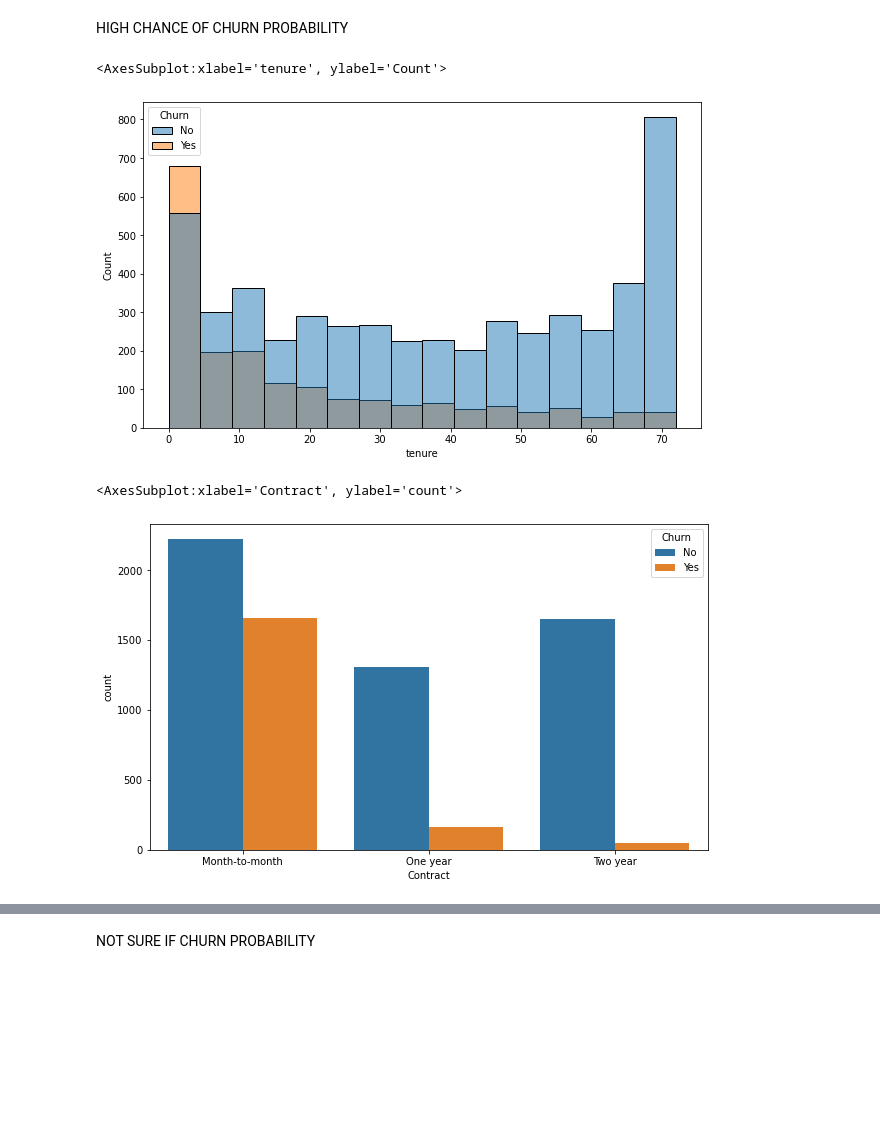
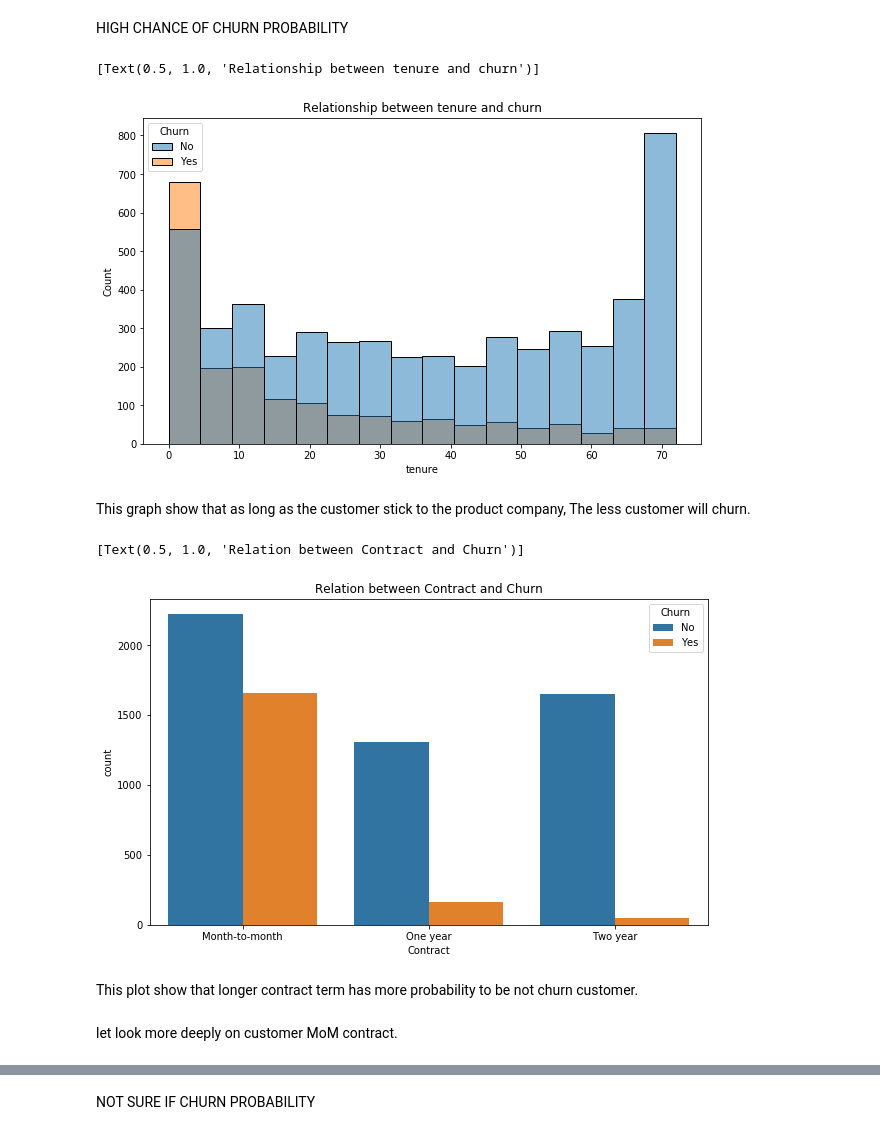
Before and after one commit to Nas-virat/Telco-Customer-Churn, a Jupyter notebook: Telco-Churn-Visualization.ipynb, the cells around one changed output, grey strips where cells are left out. Cells and saved outputs as stored; diff of their text form; code cells hidden in the pictures; blank space fills up the shorter version.

```diff
--- a/Telco-Churn-Visualization.ipynb
+++ b/Telco-Churn-Visualization.ipynb
@@ -10,7 +13,7 @@ import seaborn as sns
 # %% [markdown]
 ### IMPORT DATA
 # %%
-df = pd.read_csv('telco-customer-churn.csv')
+df = pd.read_csv('Telco-Customer-Churn.csv')
 df
 # %% [output]
 |  | customerID | gender | SeniorCitizen | Partner | Dependents | tenure | PhoneService | MultipleLines | ... |
@@ -66,13 +69,19 @@ memory usage: 1.1+ MB
 HIGH CHANCE OF CHURN PROBABILITY
 # %%
 fig = plt.figure(figsize=(10,6))
-sns.histplot(data=df, x='tenure', hue='Churn')
+sns.histplot(data=df, x='tenure', hue='Churn').set(title='Relationship between tenure and churn')
 # %% [output]
-<AxesSubplot:xlabel='tenure', ylabel='Count'>
+[Text(0.5, 1.0, 'Relationship between tenure and churn')]
-[figure, old version]
+[figure, new version]
+# %% [markdown]
+This graph show that as long as the customer stick to the product company, The less customer will churn.
 # %%
 fig = plt.figure(figsize=(10,6))
-sns.countplot(data=df, x='Contract', hue='Churn')
+sns.countplot(data=df, x='Contract', hue='Churn').set(title='Relation between Contract and Churn')
 # %% [output]
-<AxesSubplot:xlabel='Contract', ylabel='count'>
+[Text(0.5, 1.0, 'Relation between Contract and Churn')]
-[figure, old version]
+[figure, new version]
+# %% [markdown]
+This plot show that longer contract term has more probability to be not churn customer.
+# %% [markdown]
+let look more deeply on customer MoM contract.
```
Also changed, not shown: parts of 29 cells of this notebook.
